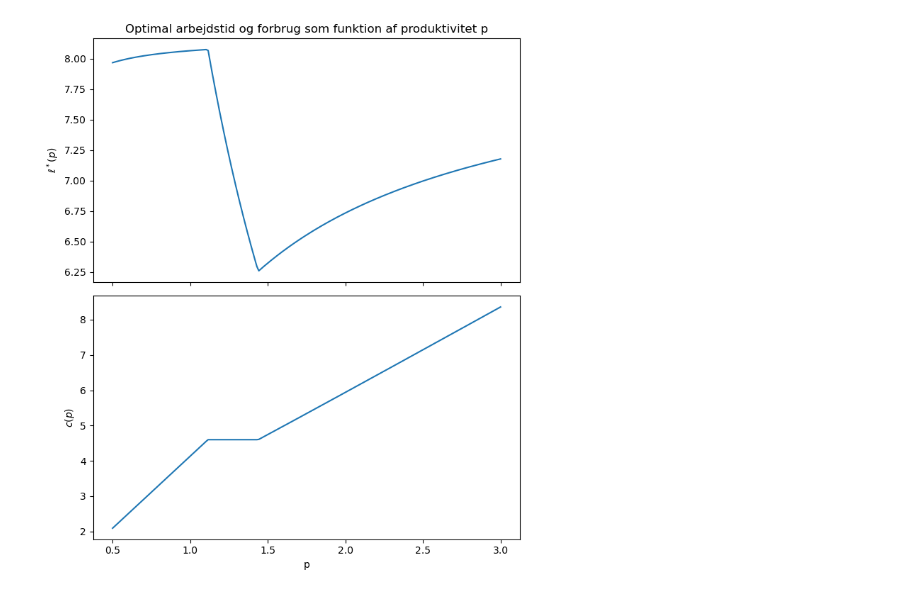
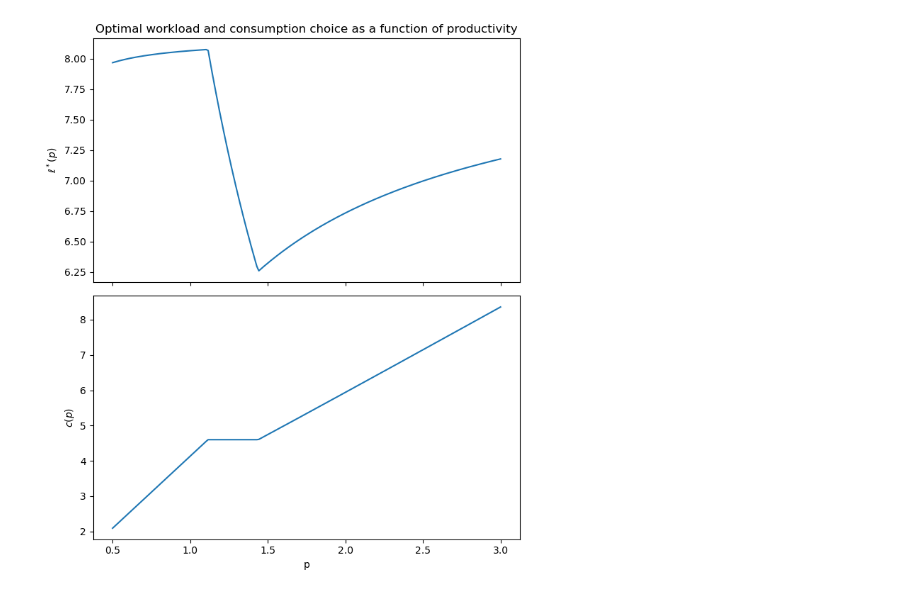
Before and after one commit to htx354/progecon, a Jupyter notebook: ModelProject.ipynb, the cells around one changed output. Saved outputs shown, nothing was run; the diff lists cells and outputs as text; code cells hidden in the pictures.

```diff
--- a/ModelProject.ipynb
+++ b/ModelProject.ipynb
@@ -67,10 +64,7 @@ def phi_after(l, p):
 # %%
-# === SNIPPET 3: Løsningsfunktioner for en given p ===
+# Optimizing functions for p
 
 def solve_by_optimizer(p):
-    """
-    Finder optimal l* ved at maksimere U(l, p) numerisk.
-    """
     def obj(l):
         return -utility(l, p)   # vi minimerer -U(l)
 
@@ -81,16 +75,16 @@ def solve_by_optimizer(p):
 
 def solve_by_FOC(p):
     """
-    Fire-trins FOC-metode for en given p:
-      1) løsning før kink (b)
-      2) kink-punktet (k)
-      3) løsning efter kink (a)
-      4) vælg den med højest nytte
+    FOC-method for p:
+    1) at kink (k)
+    2) before kink (b)
+    3) after kink (a)
+    4) Opt for the one with the highest payoff
     """
     l_k = kappa / (w * p)
     candidates = []
 
-    # 1) Før kink
+    # 1) before kink
     if l_k > 1e-3:
         try:
             sol_b = root_scalar(phi_before, args=(p,),
@@ -102,11 +96,11 @@ def solve_by_FOC(p):
         except ValueError:
             pass
 
-    # 2) Kink-punktet
+    # 2) at kink
     if 0 < l_k < L:
         candidates.append(("k", l_k, utility(l_k, p)))
 
-    # 3) Efter kink
+    # 3) after kink
     if l_k < L - 1e-3:
         try:
             sol_a = root_scalar(phi_after, args=(p,),
@@ -118,17 +112,17 @@ def solve_by_FOC(p):
         except ValueError:
             pass
 
-    # Hvis ingen løsning
+    # (Robustness) if no solution:
     if len(candidates) == 0:
         return 0.0, utility(0.0, p), "none"
 
-    # 4) Vælg den med højest nytte
+    # 4) Opt for highest payoff
     best_type, best_l, best_U = max(candidates, key=lambda x: x[2])
     return best_l, best_U, best_type
 # %%
-# === SNIPPET 4: Loop over p og lav samlet figur ===
+# Looping p and plot figure
 
-# Laver en figur med 3 rækker (U, phi_before, phi_after) og 3 kolonner (en for hver p)
+# Figure: 3x3 subplots (3 states of p, 2 states of kink)
 fig, axes = plt.subplots(3, len(p_list), figsize=(5 * len(p_list), 10), sharex=True)
 
 # Hvis der kun var én p, ville axes være 1D, men her er der 3, så axes er 2D: [row, col]
@@ -175,14 +169,14 @@ for j, p in enumerate(p_list):
     ax_U.legend()
 
     # (2) phi før kink
-    ax_phi_b.plot(l_grid, phi_before_vals, label="phi før kink")
+    ax_phi_b.plot(l_grid, phi_before_vals, label="phi before kink")
     ax_phi_b.axhline(0, linestyle="--")
     if j == 0:
         ax_phi_b.set_ylabel("phi_before(l)")
     ax_phi_b.legend()
 
     # (3) phi efter kink
-    ax_phi_a.plot(l_grid, phi_after_vals, label="phi efter kink")
+    ax_phi_a.plot(l_grid, phi_after_vals, label="phi after kink")
     ax_phi_a.axhline(0, linestyle="--")
     if j == 0:
         ax_phi_a.set_ylabel("phi_after(l)")
@@ -226,21 +225,21 @@ l_star_arr = np.array(l_star_list)
 c_star_arr = np.array(c_star_list)
 type_arr   = np.array(type_list)
 # %%
-# === 3.2: Plot l*(p) og c(p) ===
+# Plot l*(p) and c*(p)
 
 fig, axes = plt.subplots(2, 1, figsize=(7, 8), sharex=True)
 
-# Øverste: arbejdsudbud som funktion af p
+# Labour supply
 axes[0].plot(p_grid, l_star_arr)
 axes[0].set_ylabel(r"$\ell^*(p)$")
-axes[0].set_title("Optimal arbejdstid og forbrug som funktion af produktivitet p")
+axes[0].set_title("Optimal workload and consumption choice as a function of productivity")
 
-# Nederste: forbrug som funktion af p
+# Consumption
 axes[1].plot(p_grid, c_star_arr)
 axes[1].set_ylabel(r"$c(p)$")
 axes[1].set_xlabel("p")
 
 plt.tight_layout()
 plt.show()
 # %% [output]
-[figure, old version]
+[figure, new version]
```
Also changed, not shown: parts of 22 cells of this notebook.
